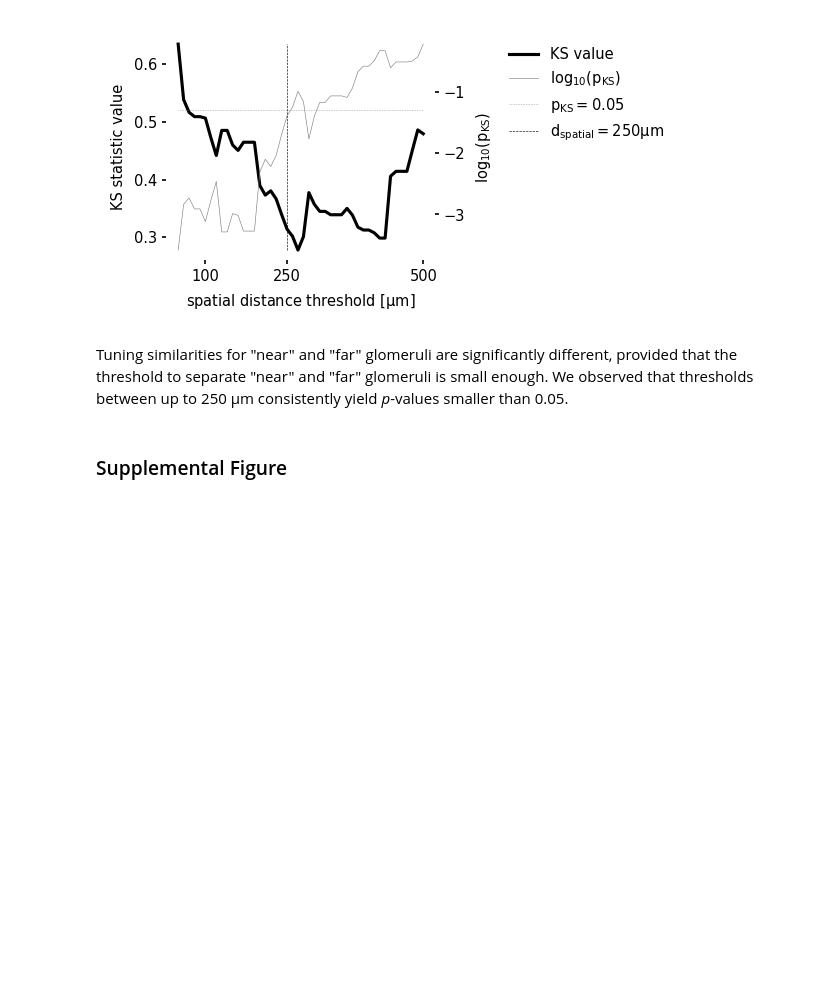
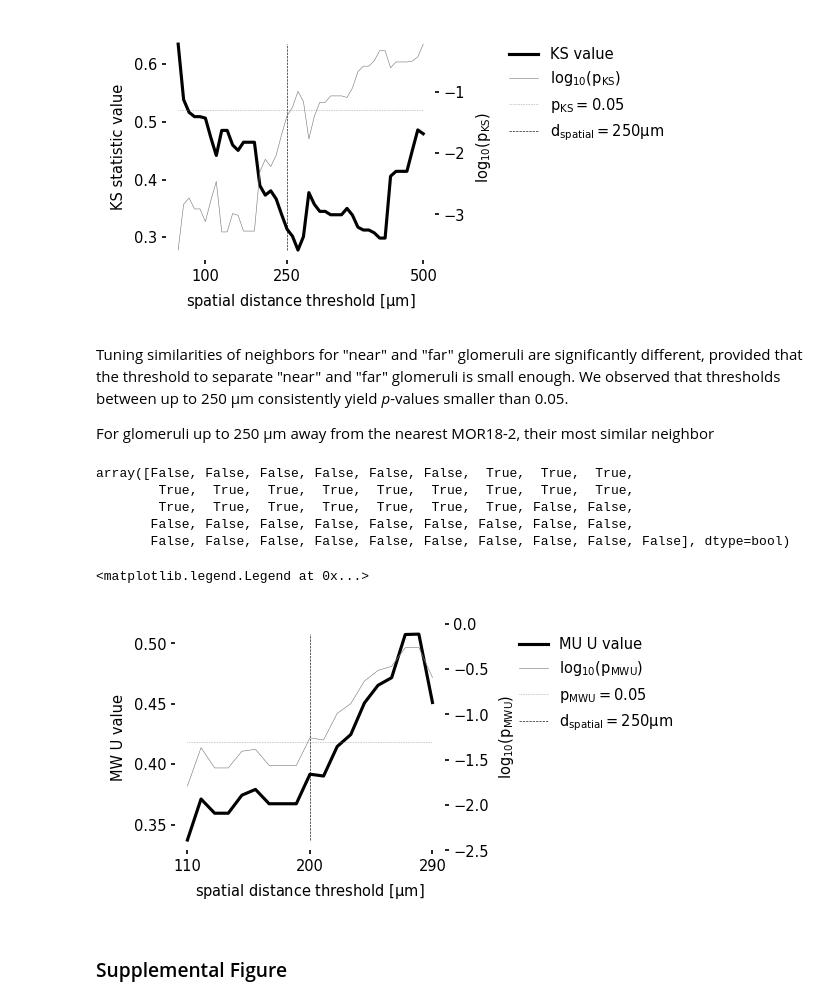
Before and after one commit to Huitzilo/glomcentric_code, a Jupyter notebook: MOB_Fig_tunotopy.ipynb, the cells around one changed output. Cells and saved outputs as stored; diff of their text form; code cells hidden in the pictures; blank space fills up the shorter version.

Commit message:
added Mann-Whitney-U again, now it makes sense

```diff
--- a/MOB_Fig_tunotopy.ipynb
+++ b/MOB_Fig_tunotopy.ipynb
@@ -1019,20 +1028,23 @@ plt.colorbar(label="spatial distance of most similar glom to MOR18-2")
 [figure]
 # %%
 d_thresh = np.arange(50, int(np.nanmax(t_s_r_onlysimilar[:,1]))-10, 10)
-res = np.zeros((len(d_thresh), 2))
+res_dists = np.zeros((len(d_thresh),2), dtype=object)
+res_stats = np.zeros((len(d_thresh), 2))
 for i,d in enumerate(d_thresh):
     nears = np.nonzero(t_s_r_onlysimilar[:,1] <= d)[0]
     fars = np.nonzero(t_s_r_onlysimilar[:,1] > d)[0]
     near_sim = t_s_r_onlysimilar[nears,0]
     far_sim = t_s_r_onlysimilar[fars,0]
+    res_dists[i,:] = [near_sim, far_sim]
     v_ks, p_ks = scipy.stats.ks_2samp(near_sim, far_sim)
-    res[i,0:2] = [v_ks, p_ks]
+    res_stats[i,0:2] = [v_ks, p_ks]
 
 f = plt.figure(figsize=(4,2))
 gs = plt.GridSpec(1,2, width_ratios=[4,2], wspace=0.3)
 ax = f.add_subplot(gs[0])
-lvks = ax.plot(d_thresh, res[:,0],"k", label="KS value")
-ldth = ax.plot([250, 250],[np.min(res[:,0]), np.max(res[:,0])], linestyle='dashed', color="black", lw=0.3, label="$d_{spatial}=250\mu m$")
+lvks = ax.plot(d_thresh, res_stats[:,0],"k", label="KS value")
+ldth = ax.plot([250, 250],[np.min(res_stats[:,0]), np.max(res_stats[:,0])],
+               linestyle='dashed', color="black", lw=0.3, label="$d_{spatial}=250\mu m$")
 ax1 = ax.twinx()
 ax.set_xlabel("spatial distance threshold [$\mu$m]")
 ax.set_ylabel("KS statistic value")
@@ -1041,7 +1053,7 @@ ax.set_frame_on(False)
 ax.set_xticks([100,250,500])
 ax1.set_frame_on(False)
 axl = f.add_subplot(gs[1], frame_on=False, xticks=[], yticks=[])
-lpks = ax1.plot(d_thresh, log10(res[:,1]),"b", label="$log_{10}(p_{KS})$", lw=0.3, color="gray")
+lpks = ax1.plot(d_thresh, log10(res_stats[:,1]),"b", label="$log_{10}(p_{KS})$", lw=0.3, color="gray")
 lpth = ax1.plot(d_thresh, np.ones_like(d_thresh)*log10(0.05), color="gray",
                 linestyle="dotted", label="$p_{KS} = 0.05$", lw=0.3)
 lns = lvks+lpks+lpth+ldth
@@ -1054,7 +1066,64 @@ axl.legend(lns, labs, loc="upper left", frameon=False)
 savename = os.path.join(toplevelpath, 'glomcentric_code', 'results', 'supplementary_patch_size.png')
 f.savefig(savename, bbox_inches='tight', dpi=600)
 # %% [markdown]
-Tuning similarities for "near" and "far" glomeruli are significantly different, provided that the threshold to separate "near" and "far" glomeruli is small enough. We observed that thresholds between up to 250 µm consistently yield *p*-values smaller than 0.05.
+Tuning similarities of neighbors for "near" and "far" glomeruli are significantly different, provided that the threshold to separate "near" and "far" glomeruli is small enough. We observed that thresholds between up to 250 µm consistently yield *p*-values smaller than 0.05.
+
+For glomeruli up to 250 µm away from the nearest MOR18-2, their most similar neighbor
+# %%
+
+mwu_valid
+# %% [output]
+array([False, False, False, False, False, False,  True,  True,  True,
+        True,  True,  True,  True,  True,  True,  True,  True,  True,
+        True,  True,  True,  True,  True,  True,  True, False, False,
+       False, False, False, False, False, False, False, False, False,
+       False, False, False, False, False, False, False, False, False, False], dtype=bool)
+# %%
+#same with Mann-Whitney U stats. Restriction: at least 20 samples in both distributions
+d_thresh = np.arange(50, int(np.nanmax(t_s_r_onlysimilar[:,1]))-10, 10)
+res_dists = np.zeros((len(d_thresh),2), dtype=object)
+res_stats = np.zeros((len(d_thresh), 2))
+for i,d in enumerate(d_thresh):
+    nears = np.nonzero(t_s_r_onlysimilar[:,1] <= d)[0]
+    fars = np.nonzero(t_s_r_onlysimilar[:,1] > d)[0]
+    near_sim = t_s_r_onlysimilar[nears,0]
+    far_sim = t_s_r_onlysimilar[fars,0]
+    res_dists[i,:] = [near_sim, far_sim]
+    v_mw, p_mw = scipy.stats.mannwhitneyu(near_sim, far_sim, alternative="less")
+    res_stats[i,0:2] = [v_mw/(len(near_sim)*len(far_sim)), p_mw]
+
+# MW-U stat is only valid with at least 20 samples in each distribution
+num_near = np.array([len(n[0]) for n in res_dists]) >=20
+num_far = np.array([len(n[1]) for n in res_dists]) >=20
+mwu_valid = np.logical_and(num_near, num_far)
+
+f = plt.figure(figsize=(4,2))
+gs = plt.GridSpec(1,2, width_ratios=[4,2], wspace=0.3)
+ax = f.add_subplot(gs[0])
+lvks = ax.plot(d_thresh[mwu_valid], res_stats[mwu_valid,0],"k", label="MU U value")
+ldth = ax.plot([200, 200],[np.min(res_stats[mwu_valid,0]), np.max(res_stats[mwu_valid,0])],
+               linestyle='dashed', color="black", lw=0.3, label="$d_{spatial}=250\mu m$")
+ax.set_xlabel("spatial distance threshold [$\mu$m]")
+ax.set_ylabel("MW U value")
+ax.set_frame_on(False)
+ax.set_xticks([d_thresh[mwu_valid][0],200,d_thresh[mwu_valid][-1]])
+
+ax1 = ax.twinx()
+ax1.set_ylabel("$log_{10}(p_{MWU})$")
+ax1.set_frame_on(False)
+
+lpks = ax1.plot(d_thresh[mwu_valid], log10(res_stats[mwu_valid,1]),"b", label="$log_{10}(p_{MWU})$", lw=0.3, color="gray")
+lpth = ax1.plot(d_thresh[mwu_valid], np.ones_like(d_thresh[mwu_valid])*log10(0.05), color="gray",
+                linestyle="dotted", label="$p_{MWU} = 0.05$", lw=0.3)
+ax1.set_ylim((-2.5, 0.))
+
+lns = lvks+lpks+lpth+ldth
+labs = [l.get_label() for l in lns]
+axleg = f.add_subplot(gs[1], frame_on=False, xticks=[], yticks=[])
+axleg.legend(lns, labs, loc="upper left", frameon=False)
+# %% [output]
+<matplotlib.legend.Legend at 0x...>
+[figure, added]
 # %% [markdown]
 
 ### Supplemental Figure
```
Also changed, not shown: parts of 3 cells of this notebook.
